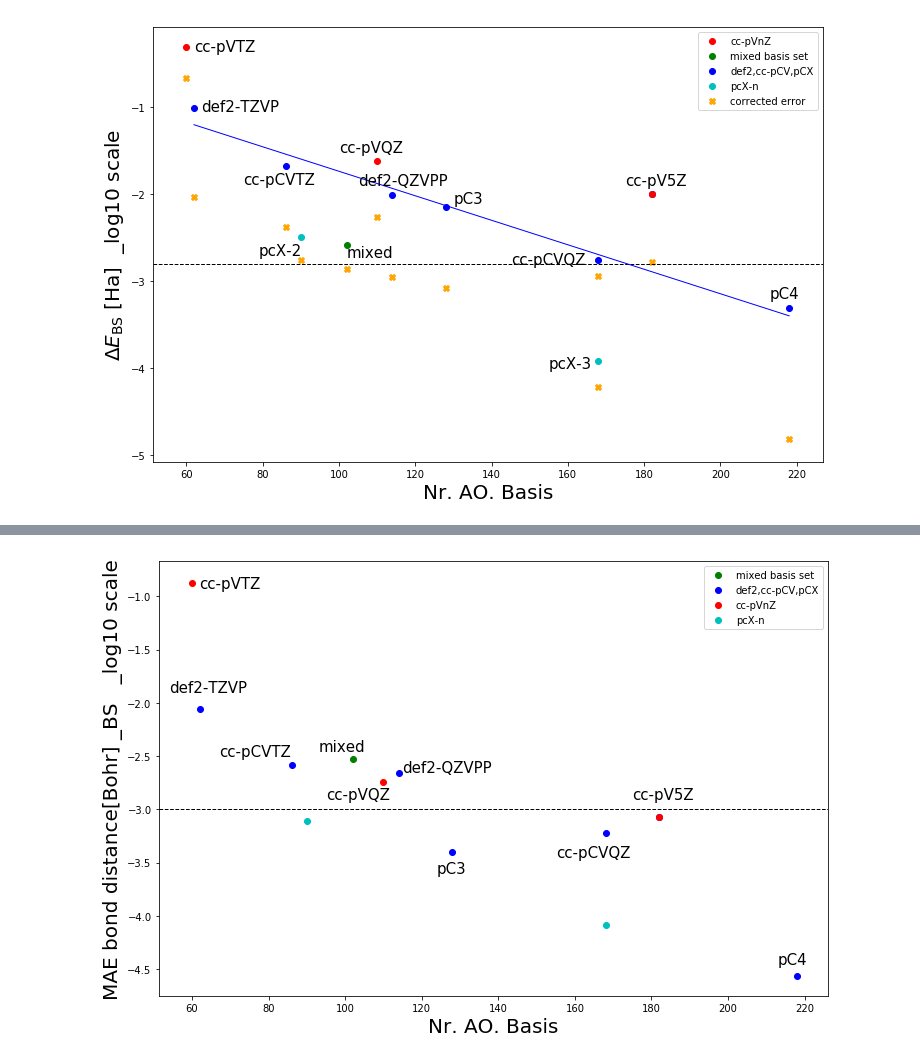
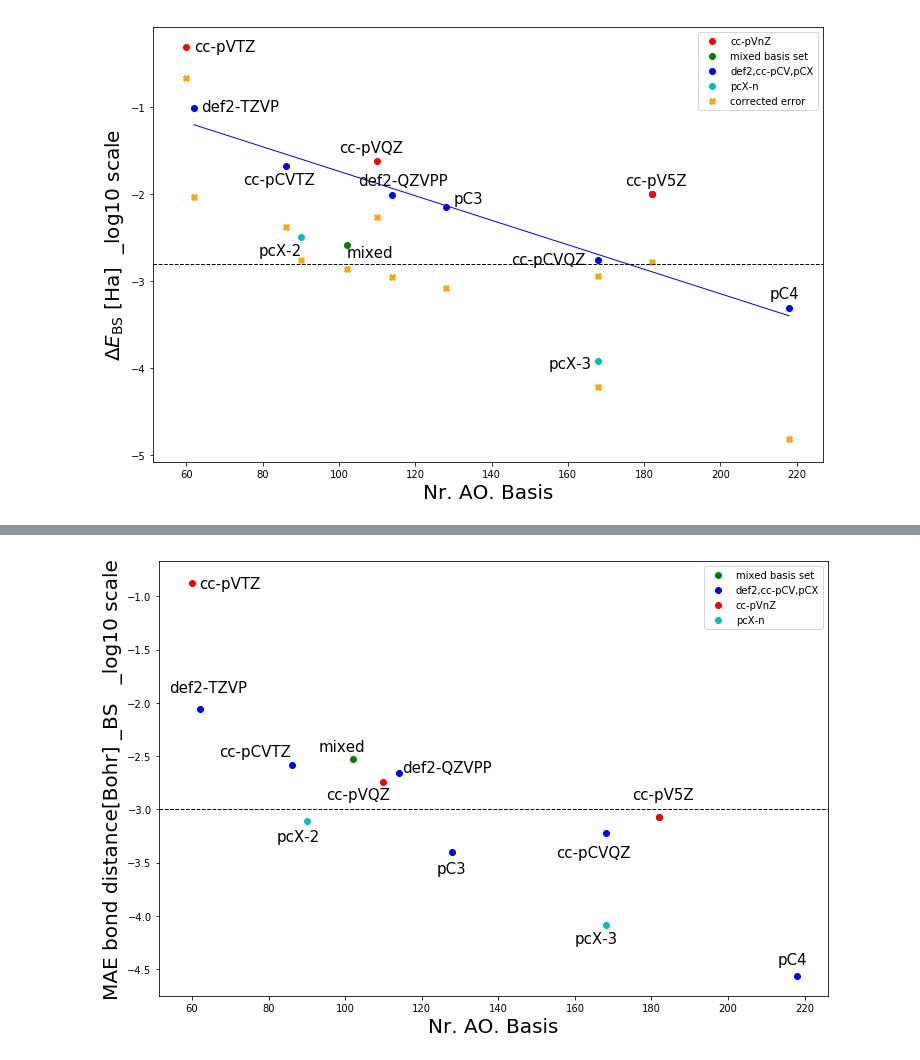
Before and after one commit to ferchault/APDFT, a Jupyter notebook: prototyping/hessian/AAFF/1_Basis_set_effects/Plots.ipynb, the cells around one changed output, grey strips where cells are left out. Drawn from its saved outputs; the diff is of its cells as text; code cells hidden in the pictures.

```diff
--- a/prototyping/hessian/AAFF/1_Basis_set_effects/Plots.ipynb
+++ b/prototyping/hessian/AAFF/1_Basis_set_effects/Plots.ipynb
@@ -197,29 +197,30 @@ rMAE=np.log10(np.asarray(df.rad_MAE))
 # %%
 fig=plt.figure(figsize=(12,8))
 #plt.plot(df.nAO,np.log(df.rad_MAE*1000))  # mBohrs as length units
 plt.scatter(naoArr[1:3],rMAE[1:3],marker='o',color="blue")
 plt.scatter(naoArr[3],rMAE[3],marker='o',color="green",label="mixed basis set")
 plt.scatter(naoArr[5:],rMAE[5:],marker='o',color="blue",label="def2,cc-pCV,pCX")
 plt.scatter([naoArr[0],naoArr[4],naoArr[8]],[rMAE[0],rMAE[4],rMAE[8]],marker='o',color="red",label="cc-pVnZ")
 plt.scatter(pcxdf.nAO,np.log10(pcxdf.rad_MAE),color="c",label="pcX-n")
 #plt.scatter(df.nAO,np.log10(df.rad_MAE*1000),marker='X',color="red
 plt.ylabel("MAE bond distance[Bohr] _BS   _log10 scale",size=20)
 plt.xlabel("Nr. AO. Basis",size=20)
 plt.legend()
 plt.axhline(-3,color="black",lw=1,ls='--')
 
 #texts
 plt.text(62,-.92,"cc-pVTZ",fontsize=15)
 plt.text(54,-1.9,"def2-TZVP",fontsize=15)
 plt.text(67,-2.5,"cc-pCVTZ",fontsize=15)
-
 plt.text(93,-2.45,"mixed",fontsize=15)
+plt.text(82,-3.3,"pcX-2",fontsize=15)
 plt.text(95,-2.9,"cc-pVQZ",fontsize=15)
 plt.text(115,-2.65,"def2-QZVPP",fontsize=15)
 plt.text(124,-3.6,"pC3",fontsize=15)
 plt.text(155,-3.45,"cc-pCVQZ",fontsize=15)
+plt.text(160,-4.26,"pcX-3",fontsize=15)
 plt.text(175,-2.9,"cc-pV5Z",fontsize=15)
 plt.text(213,-4.45,"pC4",fontsize=15)
-plt.savefig("MAE_bond_BS.jpg")
+plt.savefig("scatter_BLe.jpg")
 # %% [output]
-[figure, old version]
+[figure, new version]
```
Also changed, not shown: 25 other files.
